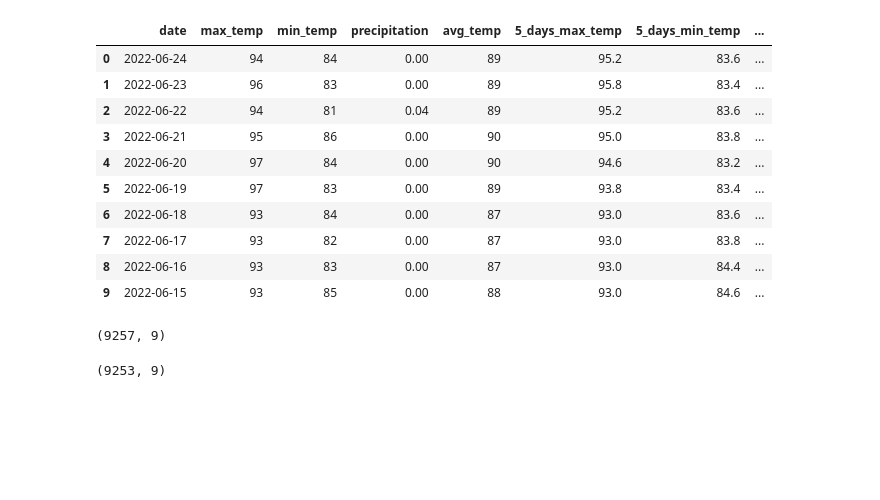
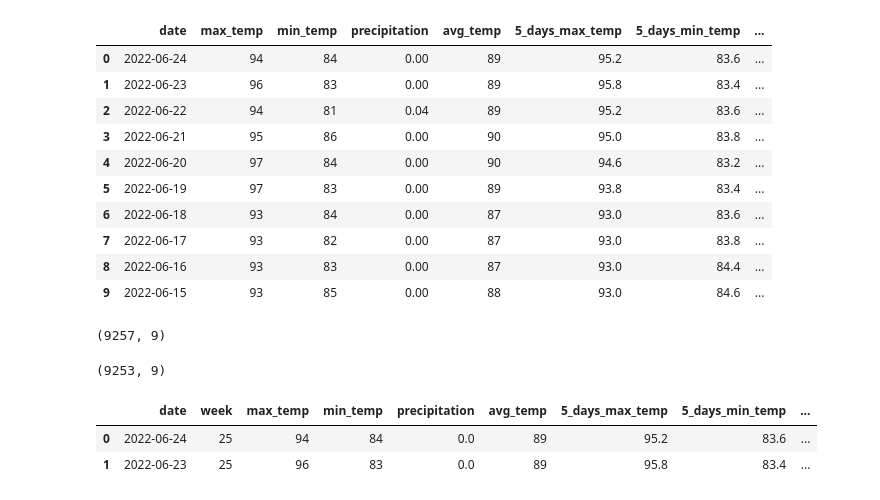
Before and after one commit to david-garza/enterococci_prediction_analysis, a Jupyter notebook: API_call.ipynb, the cells around one changed output. Cells and saved outputs as stored; diff of their text form; code cells hidden in the pictures; blank space fills up the shorter version.

Commit message:
extracted the "week number" from the date column, and created a new column with it.

```diff
--- a/API_call.ipynb
+++ b/API_call.ipynb
@@ -243,3 +243,21 @@ weather_data_df.dropna(inplace=True)
 weather_data_df.shape
 # %% [output]
 (9253, 9)
+# %%
+# CREATE "week" COLUMN #
+
+# Extract the week from the "date" column" and create a separate column for that.
+weather_data_df['week'] = pd.to_datetime(weather_data_df['date']).dt.week
+
+
+# Shift column "month" to the second position
+second_column = weather_data_df.pop("week")
+
+# Insert column using insert(position,column_name,first_column) function
+weather_data_df.insert(1, "week", second_column)
+
+weather_data_df.head(2)
+# %% [output]
+|  | date | week | max_temp | min_temp | precipitation | avg_temp | 5_days_max_temp | 5_days_min_temp | ... |
+| 0 | 2022-06-24 | 25 | 94 | 84 | 0.0 | 89 | 95.2 | 83.6 | ... |
+| 1 | 2022-06-23 | 25 | 96 | 83 | 0.0 | 89 | 95.8 | 83.4 | ... |
```
Also changed, not shown: parts of 1 cell of this notebook.
